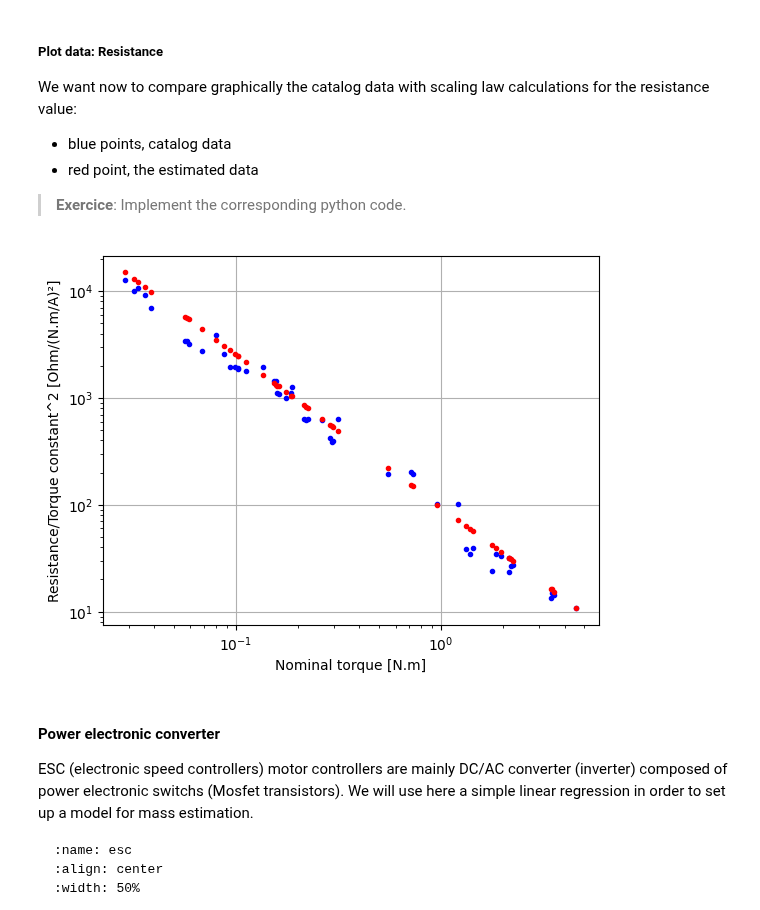
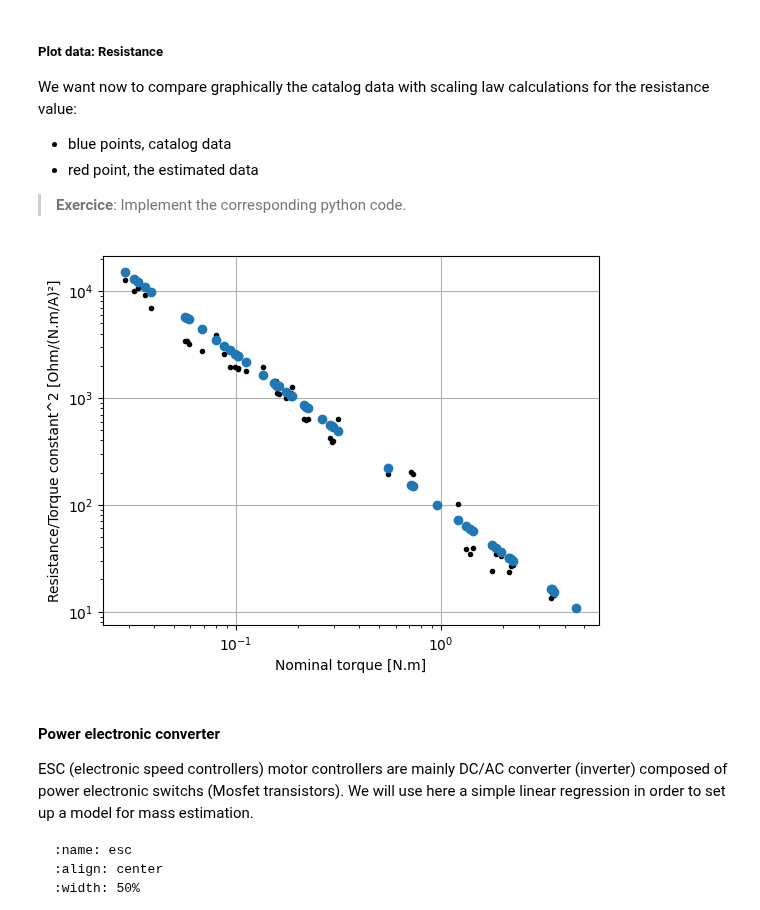
Before and after one commit to NadineAtik/NadineAtik, a Jupyter notebook: laboratories/Lab-package_delivery_UAV/4-estimation_models-scaling_laws-student.ipynb, the cells around one changed output. Saved outputs shown, nothing was run; the diff lists cells and outputs as text; code cells hidden in the pictures.

```diff
--- a/laboratories/Lab-package_delivery_UAV/4-estimation_models-scaling_laws-student.ipynb
+++ b/laboratories/Lab-package_delivery_UAV/4-estimation_models-scaling_laws-student.ipynb
@@ -212,23 +182,22 @@ We want now to compare graphically the catalog data with scaling law calculation
 # %%
 # Resistance plot
 
 # Scaling law
-T_mot =
-K_T =
-R_mot_data =
+T_mot = df["Tnom (N.m)"].values
+K_T = df["Kt (N.m/A)"].values
+R_mot_data = df["r (omn)"].values
 
-R_mot_sl =
+# Expression of R_motor_sl
+R_mot_sl = R_mot_ref * (K_T / K_T_ref) ** (2) * (T_mot / T_mot_ref) ** (-5 / 3.5)
 
 # plot
 h, ax = plt.subplots(1, 1, sharex=True)
-
-# ...
-
+ax.loglog(T_mot, R_mot_data / K_T**2, "k.", T_mot, R_mot_sl / K_T**2, "o")
 ax.set_ylabel("Resistance/Torque constant^2 [Ohm/(N.m/A)²]")
 ax.set_xlabel("Nominal torque [N.m]")
 ax.grid()
 # %% [output]
-[figure, old version]
+[figure, new version]
 # %% [markdown]
 #### Power electronic converter
 
```
Also changed, not shown: parts of 2 cells of this notebook.
